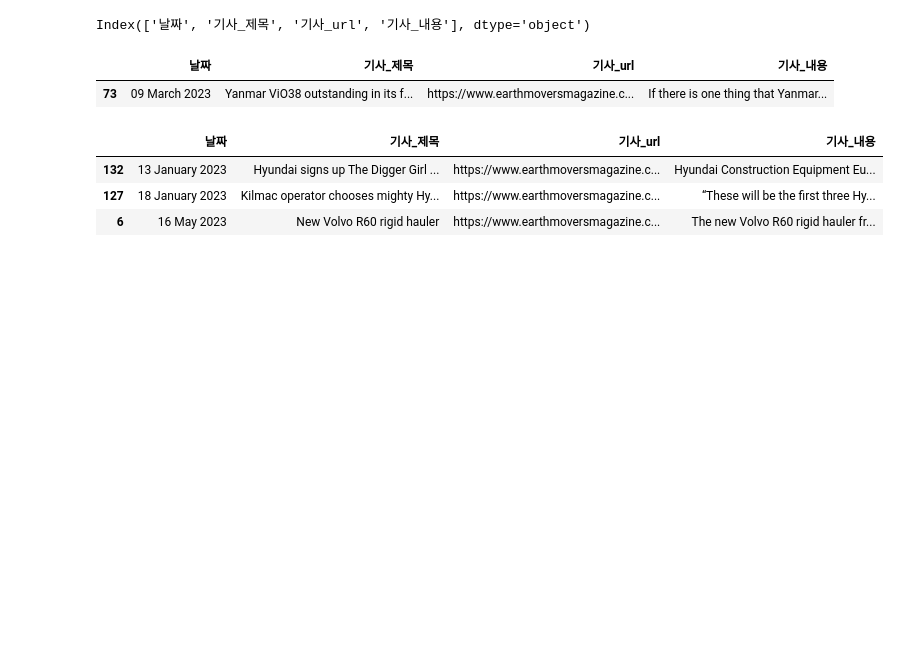
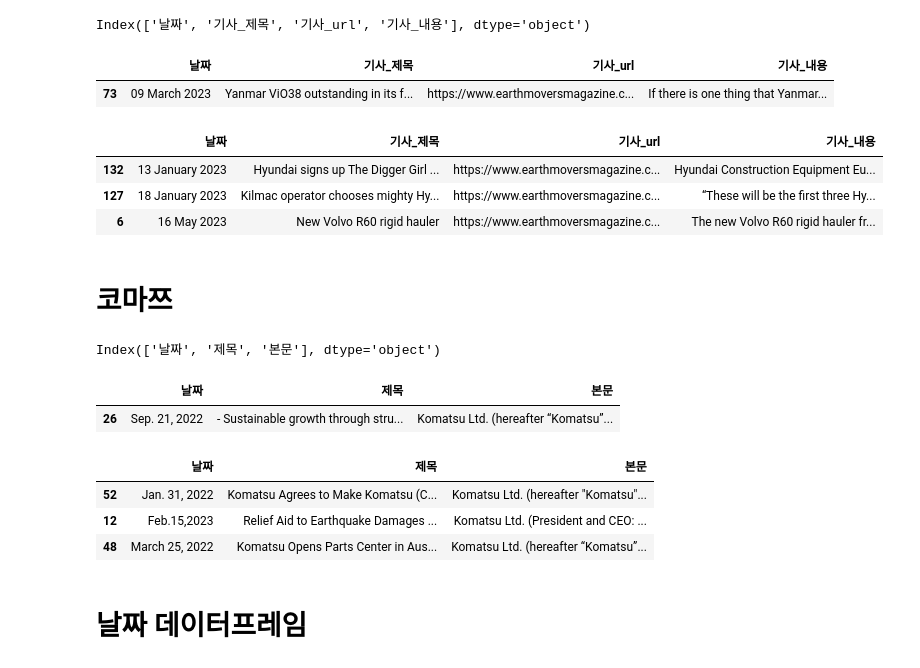
Before and after one commit to CE-MarketSensing/ConstructionEquipment, a Jupyter notebook: EDA/total_counts.ipynb, the cells around one changed output. Saved outputs shown, nothing was run; the diff lists cells and outputs as text; code cells hidden in the pictures; blank space fills up the shorter version.

```diff
--- a/EDA/total_counts.ipynb
+++ b/EDA/total_counts.ipynb
@@ -315,3 +315,22 @@ earth.sample(3)
 | 132 | 13 January 2023 | Hyundai signs up The Digger Girl ... | https://www.earthmoversmagazine.c... | Hyundai Construction Equipment Eu... |
 | 127 | 18 January 2023 | Kilmac operator chooses mighty Hy... | https://www.earthmoversmagazine.c... | “These will be the first three Hy... |
 | 6 | 16 May 2023 | New Volvo R60 rigid hauler | https://www.earthmoversmagazine.c... | The new Volvo R60 rigid hauler fr... |
+# %% [markdown]
+# 코마쯔
+# %%
+komaz = pd.read_csv("../data/komatsu_newsscraping.csv")
+display(komaz.columns)
+komaz.sample(1)
+# %% [output]
+Index(['날짜', '제목', '본문'], dtype='object')
+|  | 날짜 | 제목 | 본문 |
+| 26 | Sep. 21, 2022 | - Sustainable growth through stru... | Komatsu Ltd. (hereafter “Komatsu”... |
+# %%
+komaz.sample(3)
+# %% [output]
+|  | 날짜 | 제목 | 본문 |
+| 52 | Jan. 31, 2022 | Komatsu Agrees to Make Komatsu (C... | Komatsu Ltd. (hereafter "Komatsu"... |
+| 12 | Feb.15,2023 | Relief Aid to Earthquake Damages ... | Komatsu Ltd. (President and CEO: ... |
+| 48 | March 25, 2022 | Komatsu Opens Parts Center in Aus... | Komatsu Ltd. (hereafter “Komatsu”... |
+# %% [markdown]
+# 날짜 데이터프레임
```
Also changed, not shown: parts of 6 cells of this notebook.
